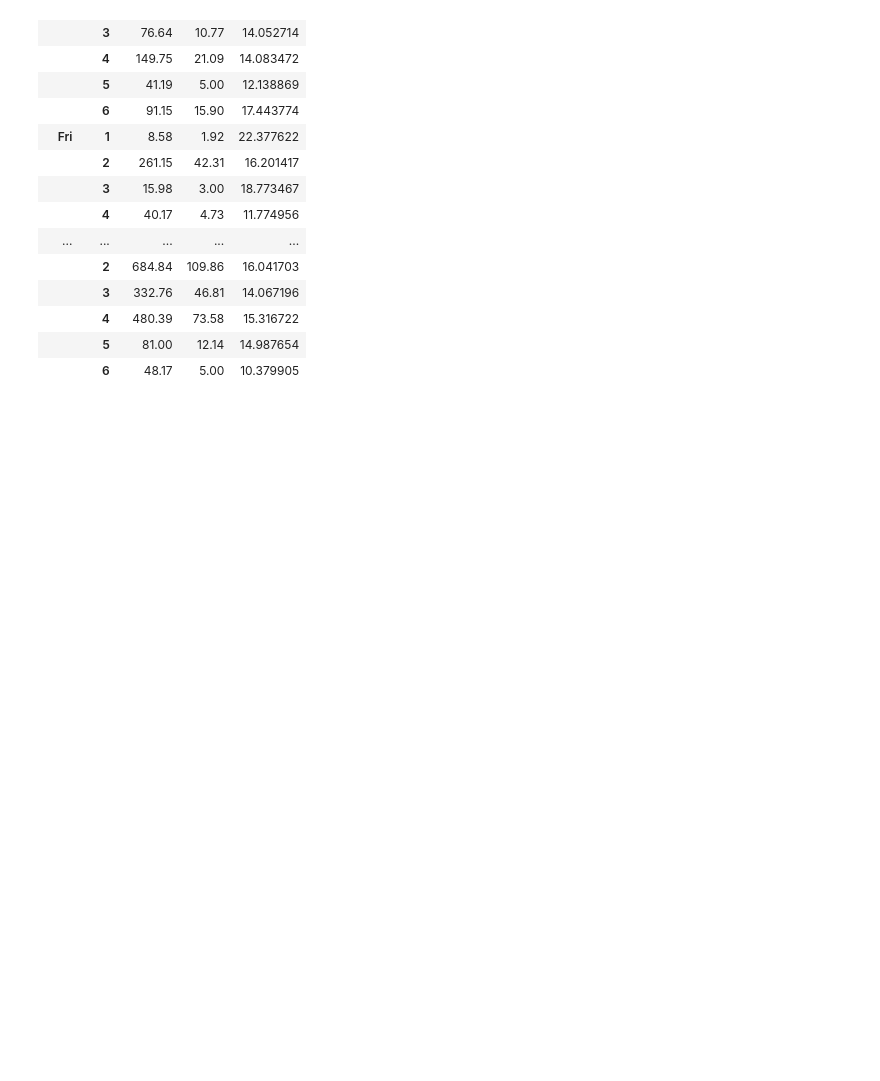
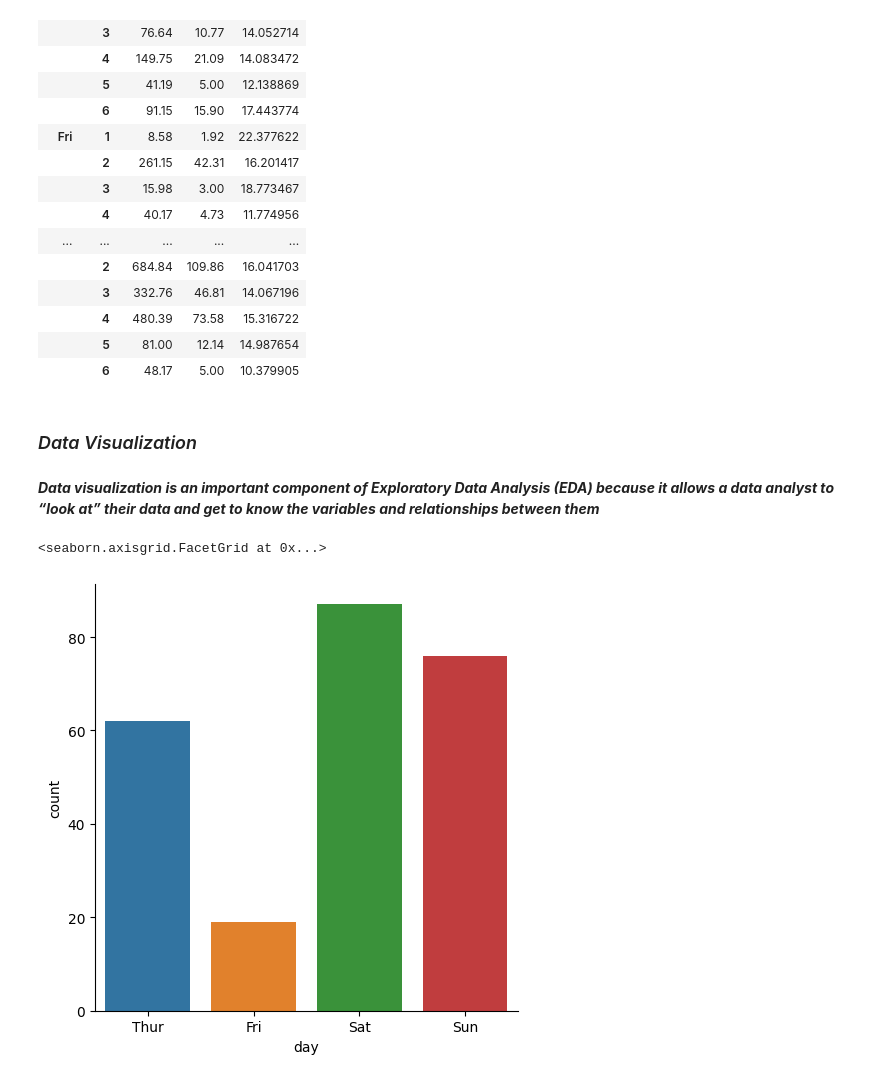
Before and after one commit to amirhosein-ziaei/Machine_Learning_Course, a Jupyter notebook: Linear_Regression/Linear_Regression.ipynb, the cells around one changed output. Saved outputs shown, nothing was run; the diff lists cells and outputs as text; code cells hidden in the pictures; blank space fills up the shorter version.

Commit message:
EDA ( data visualization)

```diff
--- a/Linear_Regression/Linear_Regression.ipynb
+++ b/Linear_Regression/Linear_Regression.ipynb
@@ -117,3 +117,12 @@ df4
 |  | 4 | 480.39 | 73.58 | 15.316722 |
 |  | 5 | 81.00 | 12.14 | 14.987654 |
 |  | 6 | 48.17 | 5.00 | 10.379905 |
+# %% [markdown]
+### *Data Visualization*
+# %% [markdown]
+***Data visualization is an important component of Exploratory Data Analysis (EDA) because it allows a data analyst to “look at” their data and get to know the variables and relationships between them***
+# %%
+sns.catplot(x='day' ,kind="count",data=tips_df)
+# %% [output]
+<seaborn.axisgrid.FacetGrid at 0x...>
+[figure, added]
```
Also changed, not shown: parts of 1 cell of this notebook.
